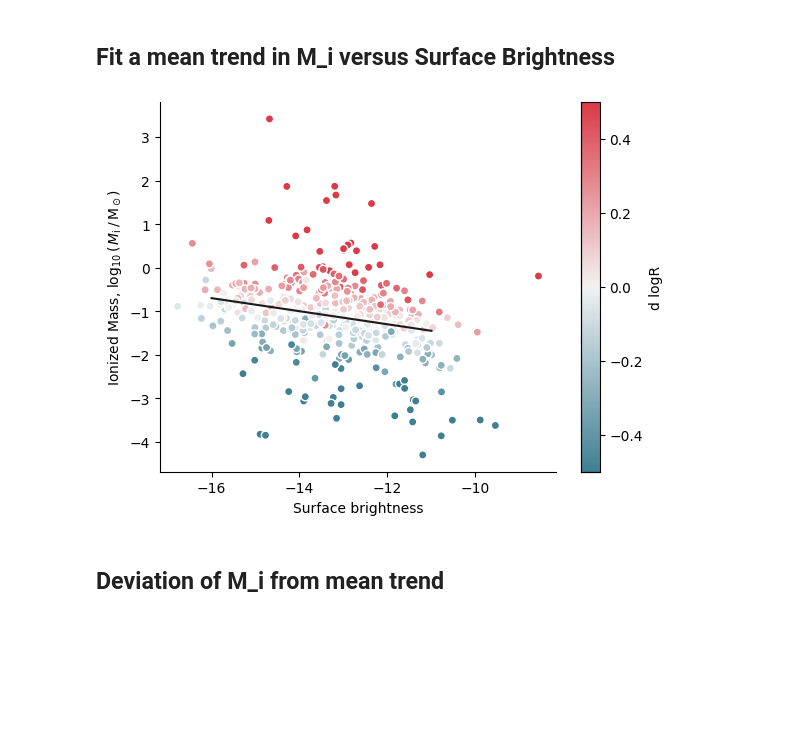
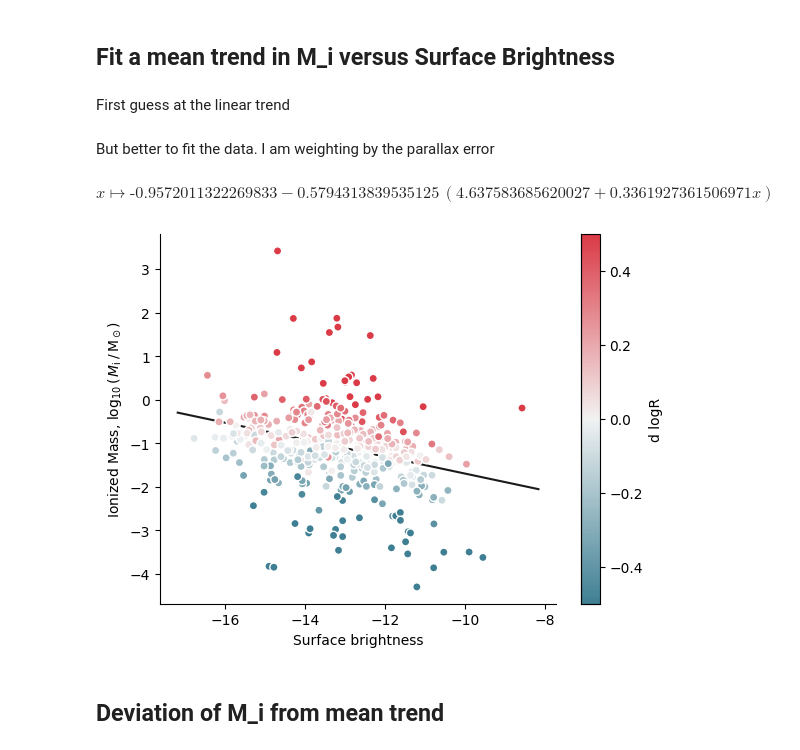
Before and after one commit to will-henney/teresa-pn-ou5, a Jupyter notebook: notebooks/06-02-distance-scale.ipynb, the cells around one changed output. Drawn from its saved outputs; the diff is of its cells as text; code cells hidden in the pictures; blank space fills up the shorter version.

```diff
--- a/notebooks/06-02-distance-scale.ipynb
+++ b/notebooks/06-02-distance-scale.ipynb
@@ -224,6 +290,8 @@ sns.despine()
 [figure]
 # %% [markdown]
 ## Fit a mean trend in M_i versus Surface Brightness
+# %% [markdown]
+First guess at the linear trend
 # %%
 def logMi_logSB_fit(SB):
     SB = np.asarray(SB)
@@ -233,24 +299,39 @@ mm = np.abs(tab["d logR"]) < 0.1
+# %% [markdown]
+But better to fit the data. I am weighting by the parallax error
+# %%
+pfit_logMi_logSB = np.polynomial.Polynomial.fit(
+    tab[m20]["logS(Hb)"],
+    tab[m20]["logMi"],
+    deg=1,
+    w=1/(0.1 + tab[m20]["sig_p/p"]),
+)
+pfit_logMi_logSB
+# %% [output]
+$x \mapsto \text{-0.9572011322269833} - \text{0.5794313839535125}\,\left(\text{4.637583685620027} + \text{0.3361927361506971}x\right)$
 # %%
 fig, ax = plt.subplots()
 
 points = ax.scatter(
     tab["logS(Hb)"],
     tab["logMi"],
     c=tab["d logR"],
     s=35,
     edgecolors="w",
     cmap=sns.diverging_palette(220, 10, as_cmap=True),
     norm=plt.Normalize(-0.5, 0.5),
 )
 
 cbar = fig.colorbar(points, ax=ax)
 cbar.set_label("d logR")
-ax.plot([-16, -11], logMi_logSB_fit([-16, -11]), color="k")
+
+xx = ax.get_xlim()
+ax.plot(xx, pfit_logMi_logSB(np.array(xx)), color="k", zorder=-1)
+
 ax.set_xlabel("Surface brightness")
 ax.set_ylabel(r"Ionized Mass, $\log_{10} (\, M_\mathrm{i} \, / \,  \mathrm{M_\odot})$")
 
 sns.despine()
 # %% [output]
-[figure, old version]
+[figure, new version]
 # %% [markdown]
 ## Deviation of M_i from mean trend
```
Also changed, not shown: parts of 24 cells of this notebook, 1 other file.
